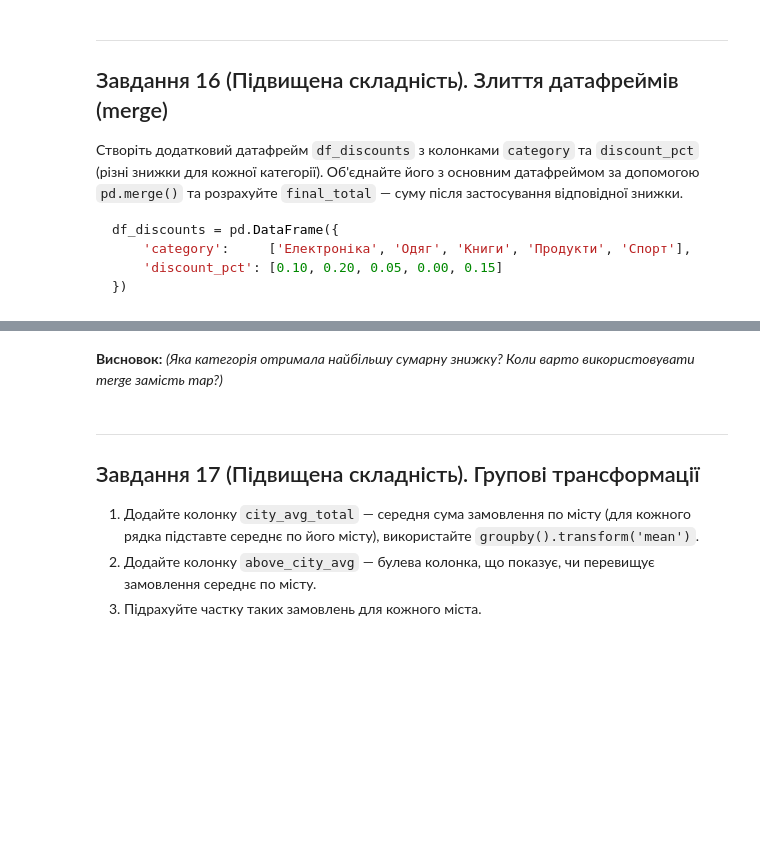
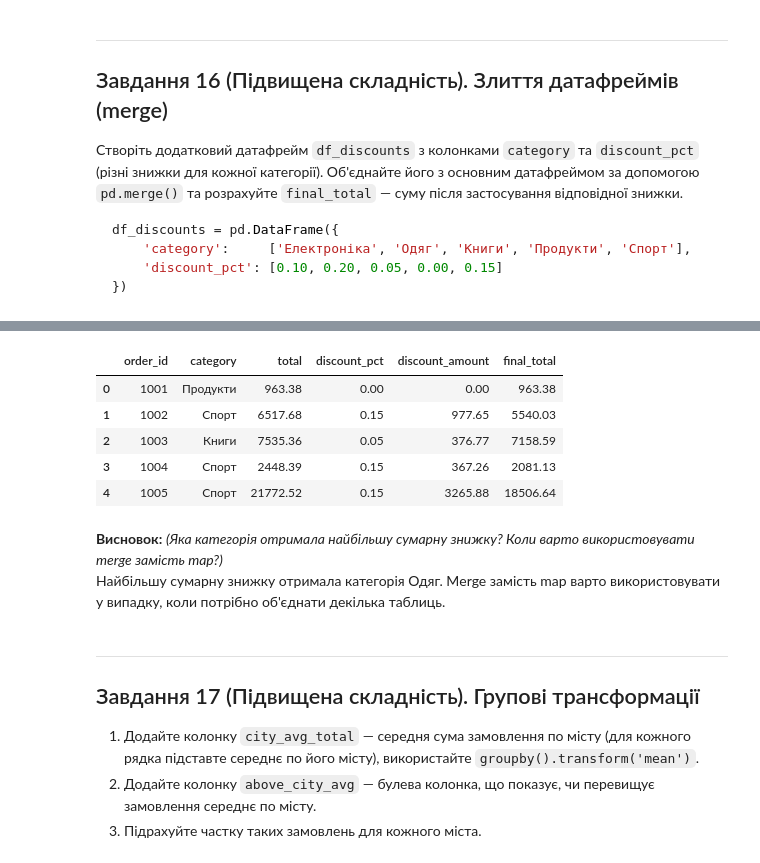
Before and after one commit to Olga-Lyt/DTA-2026, a Jupyter notebook: HW/pandas_tasks_beginners_DTA.ipynb, the cells around one changed output, grey strips where cells are left out. Cells and saved outputs as stored; diff of their text form; code cells hidden in the pictures; blank space fills up the shorter version.

```diff
--- a/HW/pandas_tasks_beginners_DTA.ipynb
+++ b/HW/pandas_tasks_beginners_DTA.ipynb
@@ -484,0 +483,16 @@ dtype: float64
+# %%
+# Ваш код тут
+
+df_time = df.set_index('date')
+
+monthly_sales = df_time['total'].resample('ME').sum()
+
+display(monthly_sales)
+
+best_month = monthly_sales.idxmax()
+worst_month = monthly_sales.idxmin()
+
+print(f"\nМісяць з найбільшими продажами: {best_month.strftime('%Y-%m')} (Total: {monthly_sales.max():.2f})")
+print(f"Місяць з найменшими продажами: {worst_month.strftime('%Y-%m')} (Total: {monthly_sales.min():.2f})")
+
+df_time = df_time.reset_index()
@@ -526,0 +605,56 @@ df_discounts = pd.DataFrame({
+# %%
+# Ваш код тут
+
+df_discounts = pd.DataFrame({
+    'category':     ['Електроніка', 'Одяг', 'Книги', 'Продукти', 'Спорт'],
+    'discount_pct': [0.10, 0.20, 0.05, 0.00, 0.15]
+})
+
+df['total'] = df['quantity'] * df['price']
+
+df_merged = pd.merge(
+    df,
+    df_discounts,
+    on='category',
+    how='left'
+)
+
+df_merged['final_total'] = (
+    df_merged['total'] * (1 - df_merged['discount_pct'])
+).round(2)
+
+df_merged['discount_amount'] = (
+    df_merged['total'] - df_merged['final_total']
+).round(2)
+
+discount_by_category = (
+    df_merged
+    .groupby('category')['discount_amount']
+    .sum()
+    .sort_values(ascending=False)
+)
+
+top_category = discount_by_category.idxmax()
+top_discount = discount_by_category.max()
+
+print("Сумарна знижка по категоріях:")
+print(discount_by_category)
+
+print(
+    f"\nНайбільшу сумарну знижку отримала категорія "
+    f"'{top_category}' — {top_discount:.2f}"
+)
+
+display(
+    df_merged[
+        [
+            'order_id',
+            'category',
+            'total',
+            'discount_pct',
+            'discount_amount',
+            'final_total'
+        ]
+    ].head()
+)
+# %% [output]
@@ -527,5 +671,12 @@ df_discounts = pd.DataFrame({
+|  | order_id | category | total | discount_pct | discount_amount | final_total |
+| 0 | 1001 | Продукти | 963.38 | 0.00 | 0.00 | 963.38 |
+| 1 | 1002 | Спорт | 6517.68 | 0.15 | 977.65 | 5540.03 |
+| 2 | 1003 | Книги | 7535.36 | 0.05 | 376.77 | 7158.59 |
+| 3 | 1004 | Спорт | 2448.39 | 0.15 | 367.26 | 2081.13 |
+| 4 | 1005 | Спорт | 21772.52 | 0.15 | 3265.88 | 18506.64 |
 # %% [markdown]
 **Висновок:** *(Яка категорія отримала найбільшу сумарну знижку? Коли варто використовувати merge замість map?)*
+Найбільшу сумарну знижку отримала категорія Одяг. Мerge замість map варто використовувати у випадку, коли потрібно об'єднати декілька таблиць.
 # %% [markdown]
 ---
 ## Завдання 17 (Підвищена складність). Групові трансформації
```
Also changed, not shown: parts of 17 cells of this notebook.
